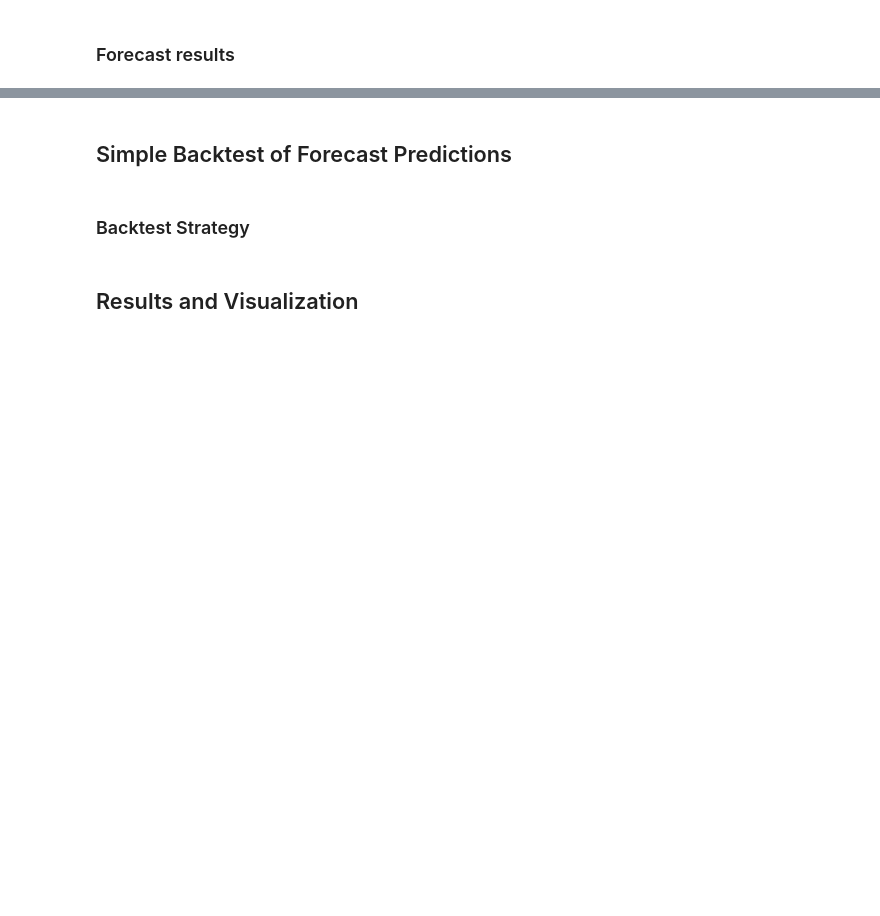
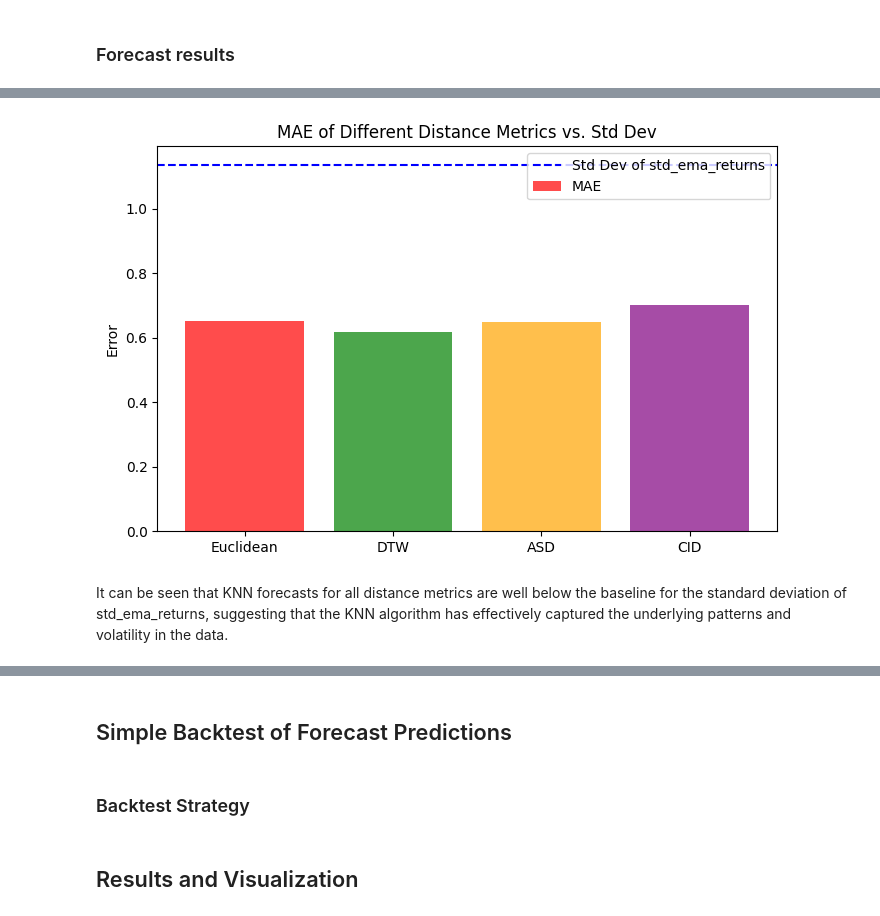
Before and after one commit to Kristofferjoha/Dynamic-Time-Patterns, a Jupyter notebook: Dynamic_Time_Patterns.ipynb, the cells around one changed output, grey strips where cells are left out. Cells and saved outputs as stored; diff of their text form; code cells hidden in the pictures; blank space fills up the shorter version.

```diff
--- a/Dynamic_Time_Patterns.ipynb
+++ b/Dynamic_Time_Patterns.ipynb
@@ -671,0 +804,22 @@ Time
+# %%
+# MAE values for different distance metrics
+mae_values = {'Euclidean': mae_euc,'DTW': mae_dtw,'ASD': mae_asd,'CID': mae_cid}
+
+std_value = df['std_ema_returns'].std()  # Standard deviation of std_ema_returns
+
+# Plot MAE values
+plt.figure(figsize=(8, 5))
+plt.bar(mae_values.keys(), mae_values.values(), color=['red', 'green', 'orange', 'purple'], alpha=0.7, label="MAE")
+
+# Add a horizontal line for the standard deviation
+plt.axhline(y=std_value, color='blue', linestyle='--', label="Std Dev of std_ema_returns")
+
+# Labels and title
+plt.ylabel("Error")
+plt.title("MAE of Different Distance Metrics vs. Std Dev")
+plt.legend()
+plt.show()
+# %% [output]
+[figure, added]
+# %% [markdown]
+It can be seen that KNN forecasts for all distance metrics are well below the baseline for the standard deviation of std_ema_returns, suggesting that the KNN algorithm has effectively captured the underlying patterns and volatility in the data.
```
Also changed, not shown: parts of 32 cells of this notebook.
